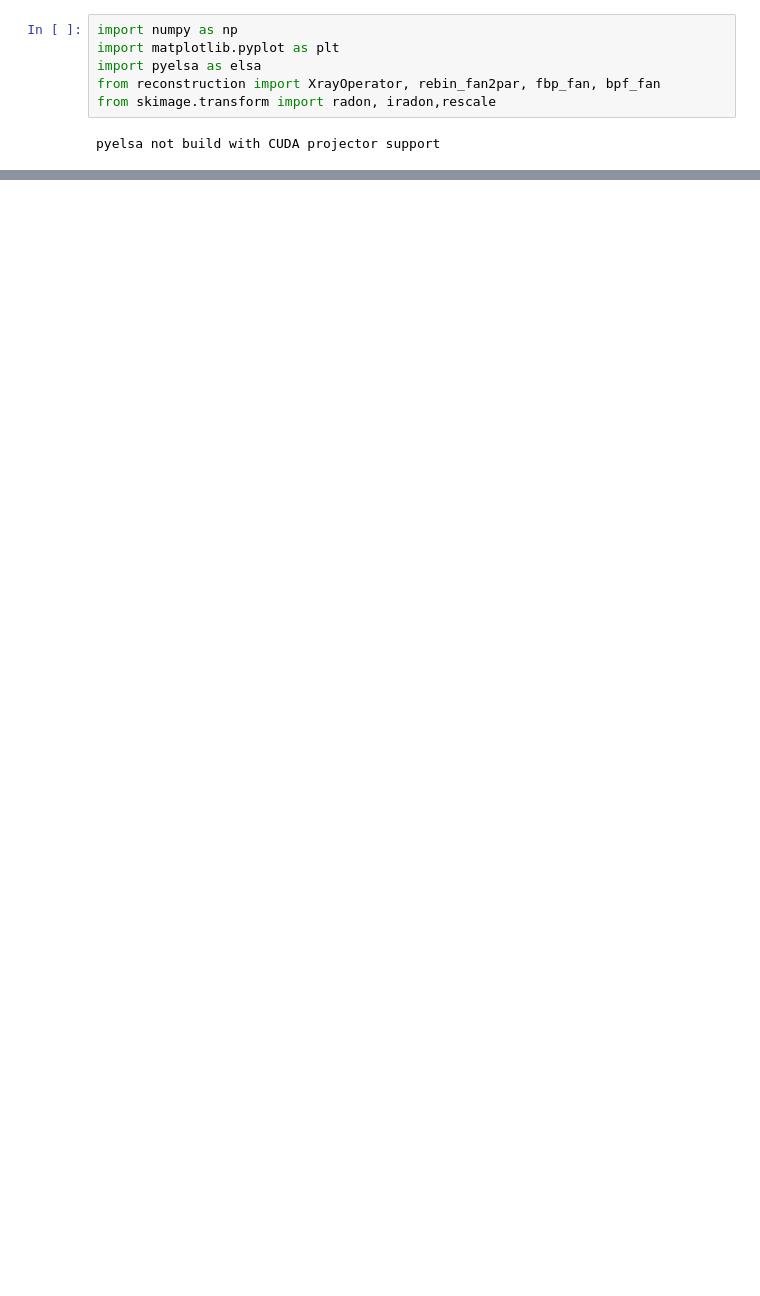
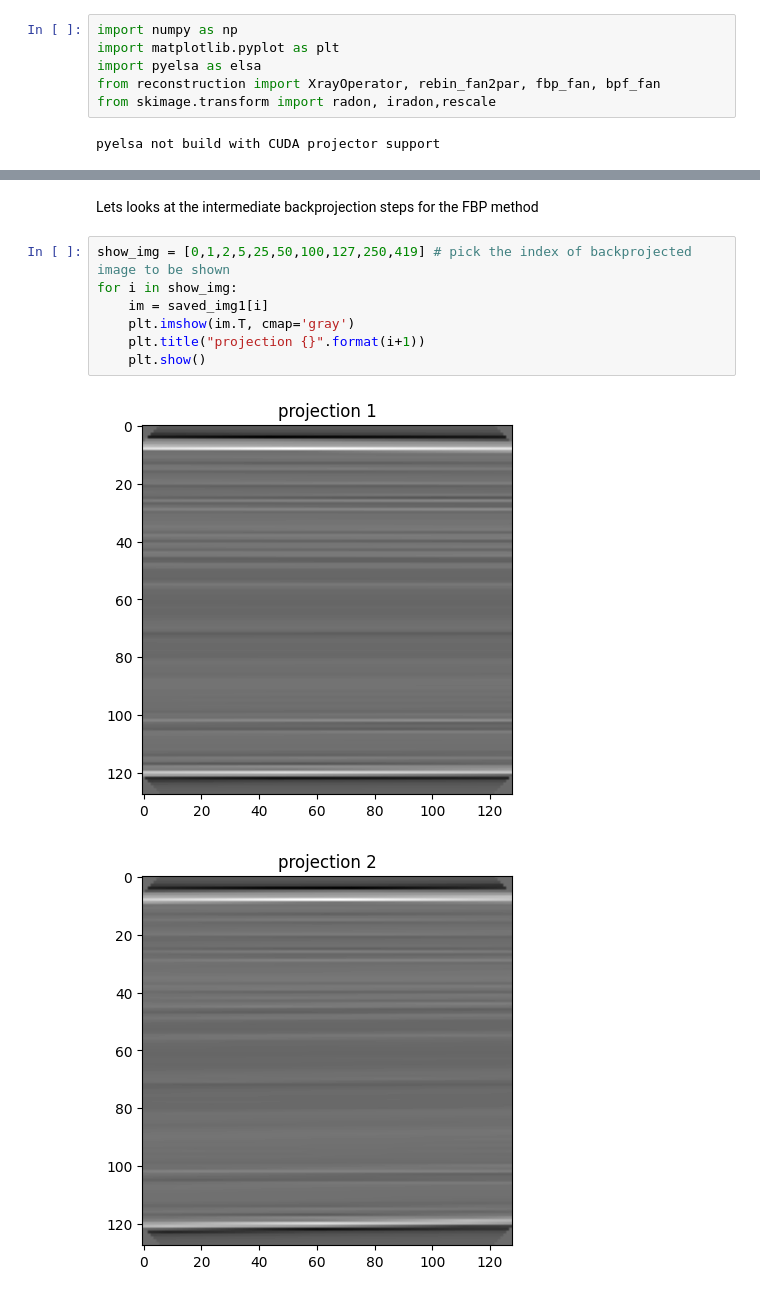
Before and after one commit to kzboey/Analytical-Tomographic-Image-Reconstruction-Methods, a Jupyter notebook: fanbeam_demo.ipynb, the cells around one changed output, grey strips where cells are left out. Cells and saved outputs as stored; diff of their text form; blank space fills up the shorter version.

```diff
--- a/fanbeam_demo.ipynb
+++ b/fanbeam_demo.ipynb
@@ -31,0 +110,12 @@ plt.imshow(sino)
+# %% [markdown]
+Lets looks at the intermediate backprojection steps for the FBP method
+# %%
+show_img = [0,1,2,5,25,50,100,127,250,419] # pick the index of backprojected image to be shown
+for i in show_img:
+    im = saved_img1[i]
+    plt.imshow(im.T, cmap='gray')
+    plt.title("projection {}".format(i+1))
+    plt.show()
+# %% [output]
+[figure, added]
+[figure, added]
```
Also changed, not shown: parts of 17 cells of this notebook, 4 other files.
